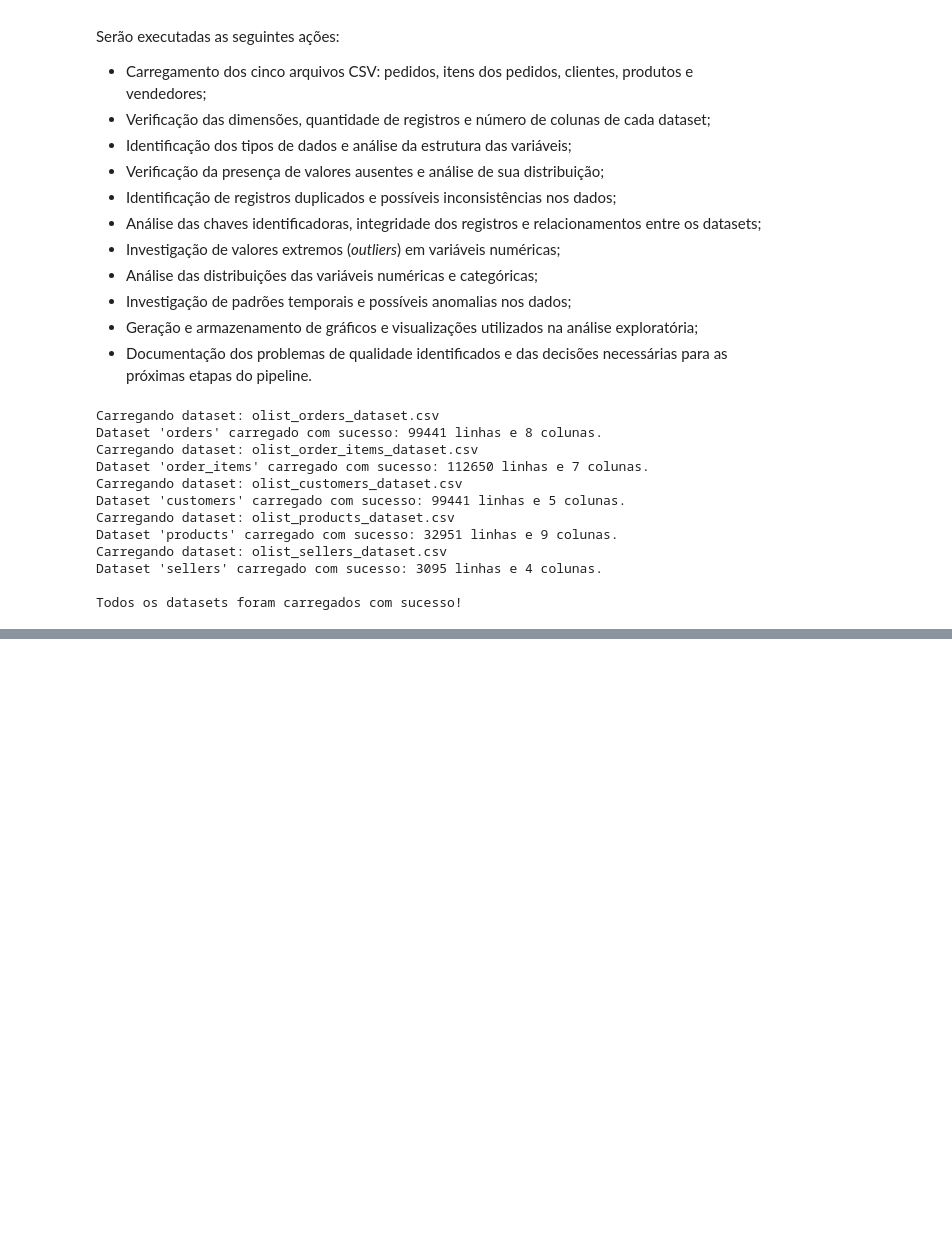
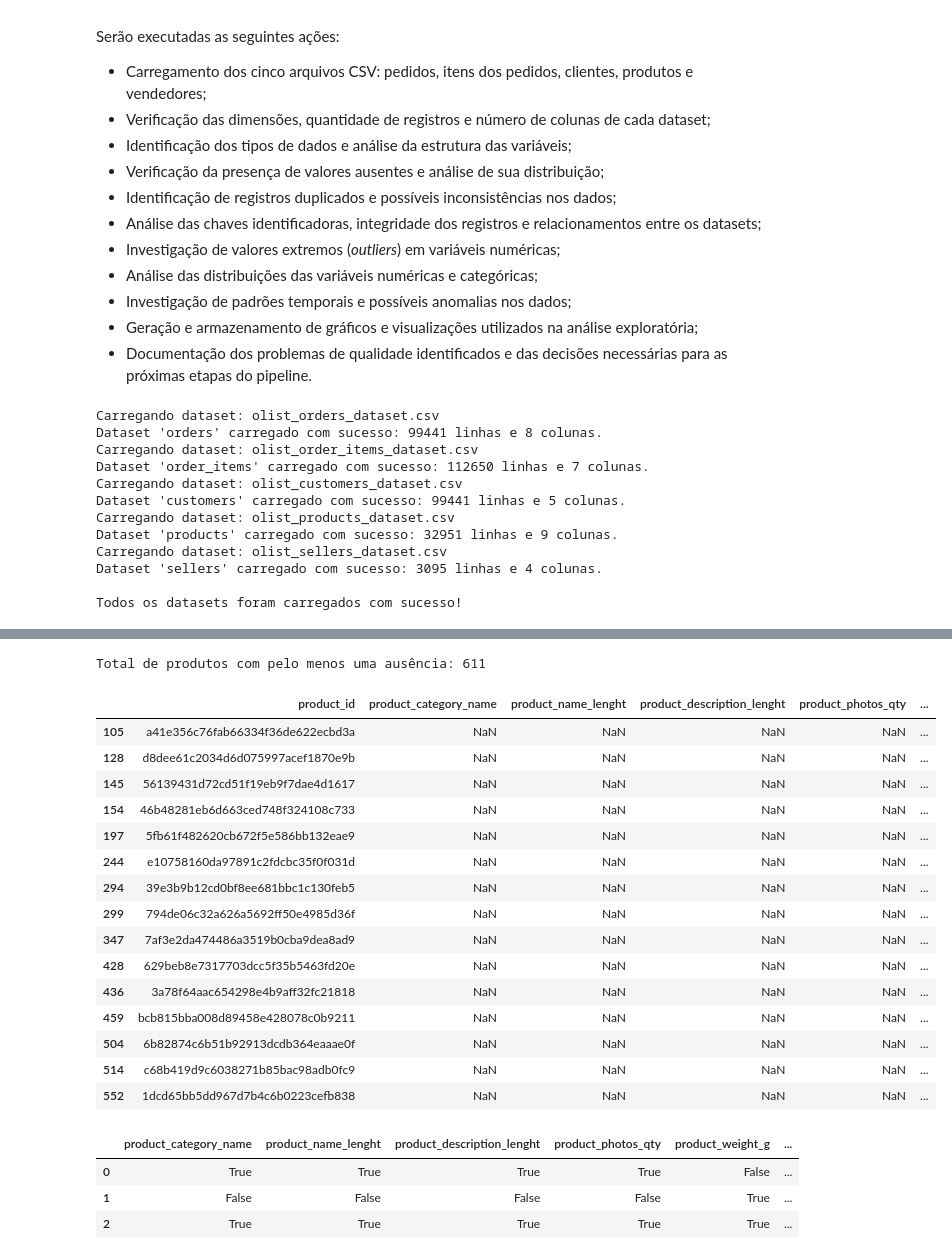
Before and after one commit to Franciane-sl/DeliveryRisk_AI, a Jupyter notebook: pipeline/notebooks/delivery_risk_analysis.ipynb, the cells around one changed output, grey strips where cells are left out. Drawn from its saved outputs; the diff is of its cells as text; code cells hidden in the pictures; blank space fills up the shorter version.

```diff
--- a/pipeline/notebooks/delivery_risk_analysis.ipynb
+++ b/pipeline/notebooks/delivery_risk_analysis.ipynb
@@ -67,0 +377,66 @@ Todos os datasets foram carregados com sucesso!
+# %%
+colunas_produtos = [
+    "product_category_name",
+    "product_name_lenght",
+    "product_description_lenght",
+    "product_photos_qty",
+    "product_weight_g",
+    "product_length_cm",
+    "product_height_cm",
+    "product_width_cm",
+]
+
+produtos_com_ausencias = inspecionar_registros_com_ausencias(
+    df=datasets["products"],
+    colunas=colunas_produtos,
+    coluna_id="product_id",
+)
+
+print("Total de produtos com pelo menos uma ausência:",
+      len(produtos_com_ausencias))
+
+display(produtos_com_ausencias.head(15))
+# %% [output]
+Total de produtos com pelo menos uma ausência: 611
+|  | product_id | product_category_name | product_name_lenght | product_description_lenght | product_photos_qty | ... |
+| 105 | a41e356c76fab66334f36de622ecbd3a | NaN | NaN | NaN | NaN | ... |
+| 128 | d8dee61c2034d6d075997acef1870e9b | NaN | NaN | NaN | NaN | ... |
+| 145 | 56139431d72cd51f19eb9f7dae4d1617 | NaN | NaN | NaN | NaN | ... |
+| 154 | 46b48281eb6d663ced748f324108c733 | NaN | NaN | NaN | NaN | ... |
+| 197 | 5fb61f482620cb672f5e586bb132eae9 | NaN | NaN | NaN | NaN | ... |
+| 244 | e10758160da97891c2fdcbc35f0f031d | NaN | NaN | NaN | NaN | ... |
+| 294 | 39e3b9b12cd0bf8ee681bbc1c130feb5 | NaN | NaN | NaN | NaN | ... |
+| 299 | 794de06c32a626a5692ff50e4985d36f | NaN | NaN | NaN | NaN | ... |
+| 347 | 7af3e2da474486a3519b0cba9dea8ad9 | NaN | NaN | NaN | NaN | ... |
+| 428 | 629beb8e7317703dcc5f35b5463fd20e | NaN | NaN | NaN | NaN | ... |
+| 436 | 3a78f64aac654298e4b9aff32fc21818 | NaN | NaN | NaN | NaN | ... |
+| 459 | bcb815bba008d89458e428078c0b9211 | NaN | NaN | NaN | NaN | ... |
+| 504 | 6b82874c6b51b92913dcdb364eaaae0f | NaN | NaN | NaN | NaN | ... |
+| 514 | c68b419d9c6038271b85bac98adb0fc9 | NaN | NaN | NaN | NaN | ... |
+| 552 | 1dcd65bb5dd967d7b4c6b0223cefb838 | NaN | NaN | NaN | NaN | ... |
+# %%
+colunas_produtos = [
+    "product_category_name",
+    "product_name_lenght",
+    "product_description_lenght",
+    "product_photos_qty",
+    "product_weight_g",
+    "product_length_cm",
+    "product_height_cm",
+    "product_width_cm",
+]
+
+resumo_padroes = (
+    produtos_com_ausencias[colunas_produtos]
+    .isna()
+    .value_counts()
+    .rename("quantidade_registros")
+    .reset_index()
+)
+
+display(resumo_padroes)
+# %% [output]
+|  | product_category_name | product_name_lenght | product_description_lenght | product_photos_qty | product_weight_g | ... |
+| 0 | True | True | True | True | False | ... |
+| 1 | False | False | False | False | True | ... |
+| 2 | True | True | True | True | True | ... |
```
Also changed, not shown: parts of 42 cells of this notebook.
